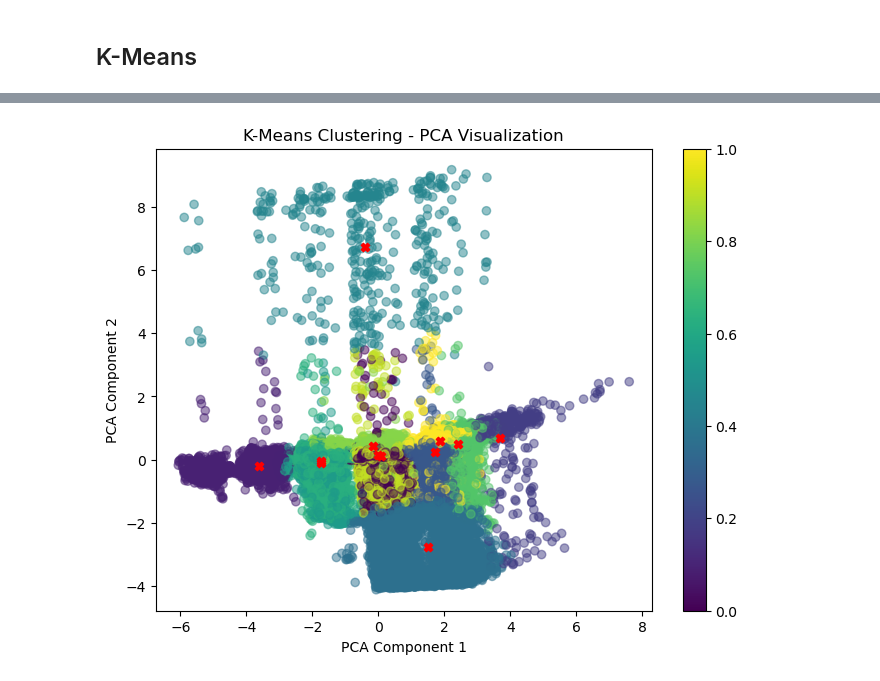
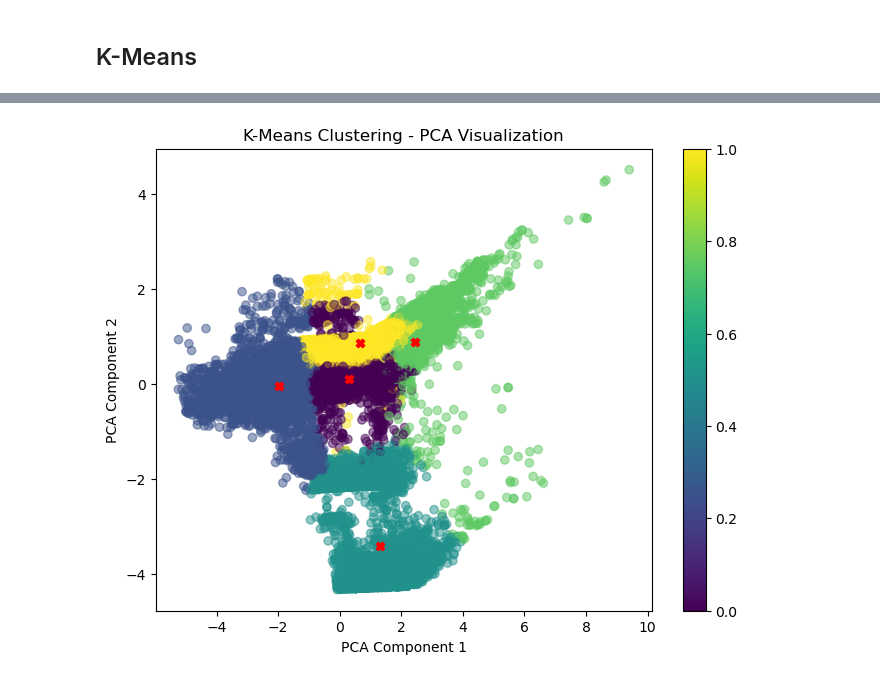
Before and after one commit to dominicfanucchi/aai-510_group7, a Jupyter notebook: AAI-510 Final Project.ipynb, the cells around one changed output, grey strips where cells are left out. Cells and saved outputs as stored; diff of their text form; code cells hidden in the pictures.

Commit message:
All code runs. Clusters looking better upto 5 clusters and then we have a sharp cliff.

```diff
--- a/AAI-510 Final Project.ipynb
+++ b/AAI-510 Final Project.ipynb
@@ -642,14 +621,14 @@ plt.show()
 # %%
 # Visualize clusters in PCA space
-ideal_cluster_size = 12
+ideal_cluster_size = 5
 
 plt.figure(figsize=(8, 6))
 plt.scatter(df_kmeans_train[:, 0], df_kmeans_train[:, 1], c=k_means_cluster_results[ideal_cluster_size]['labels'], cmap='viridis', alpha=0.5, label='Data points')
 plt.scatter(k_means_cluster_results[ideal_cluster_size]['centers'][:,0], k_means_cluster_results[ideal_cluster_size]['centers'][:,1], c='red', marker='X', label='Cluster Centers')
 plt.title('K-Means Clustering - PCA Visualization')
 plt.xlabel('PCA Component 1')
 plt.ylabel('PCA Component 2')
 plt.colorbar()
 plt.show()
 # %% [output]
-[figure, old version]
+[figure, new version]
```
Also changed, not shown: parts of 6 cells of this notebook.
